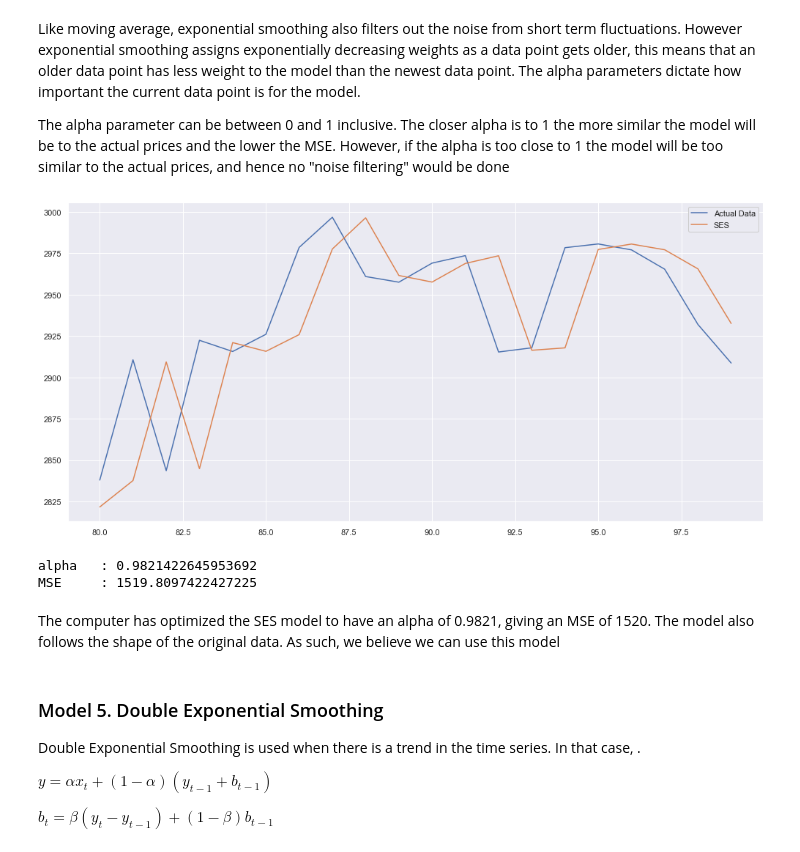
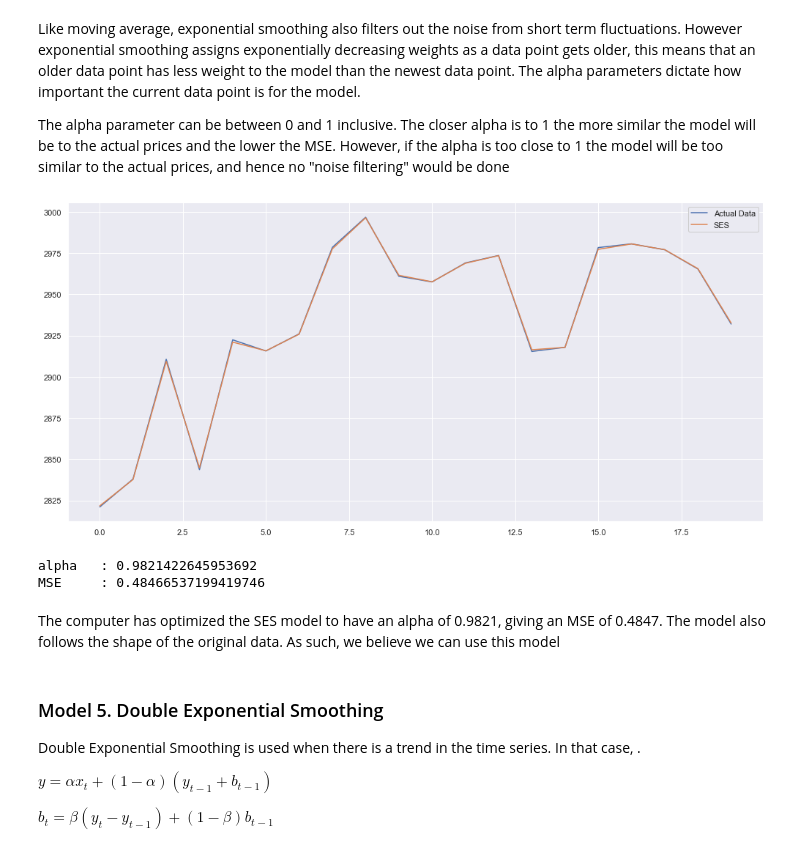
Before and after one commit to Hither1/sc5010, a Jupyter notebook: Model345.ipynb, the cells around one changed output. Saved outputs shown, nothing was run; the diff lists cells and outputs as text; code cells hidden in the pictures.

```diff
--- a/Model345.ipynb
+++ b/Model345.ipynb
@@ -95,24 +95,24 @@ from statsmodels.tsa.api import ExponentialSmoothing, SimpleExpSmoothing, Holt
 # %%
 fit1 = SimpleExpSmoothing(GOOGL['4. close'], initialization_method="estimated").fit(optimized=True) #this model uses single exponential smoothing
 
 # plot
 plt.figure(figsize=(17, 8))
 
 
-plt.plot(GOOGL['4. close'][-20:], label='Actual Data')
-plt.plot(fit1.fittedvalues[-20:], label='SES')
+plt.plot(GOOGL['4. close'][-21:-1].values, label='Actual Data')
+plt.plot(fit1.fittedvalues.values[-20:], label='SES')
 
 plt.legend(framealpha=1, frameon=True);
 # %% [output]
-[figure, old version]
+[figure, new version]
 # %%
 print("alpha \t:", fit1.model.params["smoothing_level"])
-print("MSE \t:",mean_squared_error(fit1.fittedvalues[-21:-1], GOOGL['4. close'][-21:-1]))
+print("MSE \t:",mean_squared_error(fit1.fittedvalues[-20:].values, GOOGL['4. close'][-21:-1].values))
 # %% [output]
 alpha   : 0.9821422645953692
-MSE     : 1519.8097422427225
+MSE     : 0.48466537199419746
 # %% [markdown]
-The computer has optimized the SES model to have an alpha of 0.9821, giving an MSE of 1520. The model also follows the shape of the original data. As such, we believe we can use this model
+The computer has optimized the SES model to have an alpha of 0.9821, giving an MSE of 0.4847. The model also follows the shape of the original data. As such, we believe we can use this model
 # %% [markdown]
 ### Model 5. Double Exponential Smoothing
 
```
Also changed, not shown: parts of 3 cells of this notebook.
